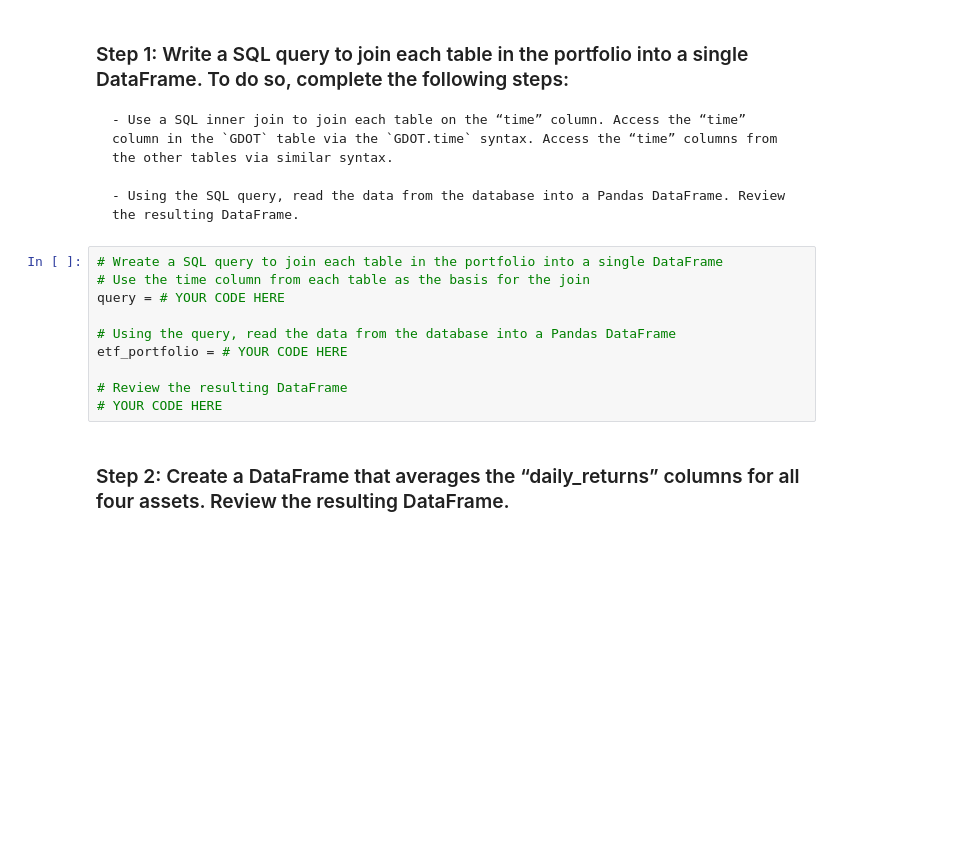
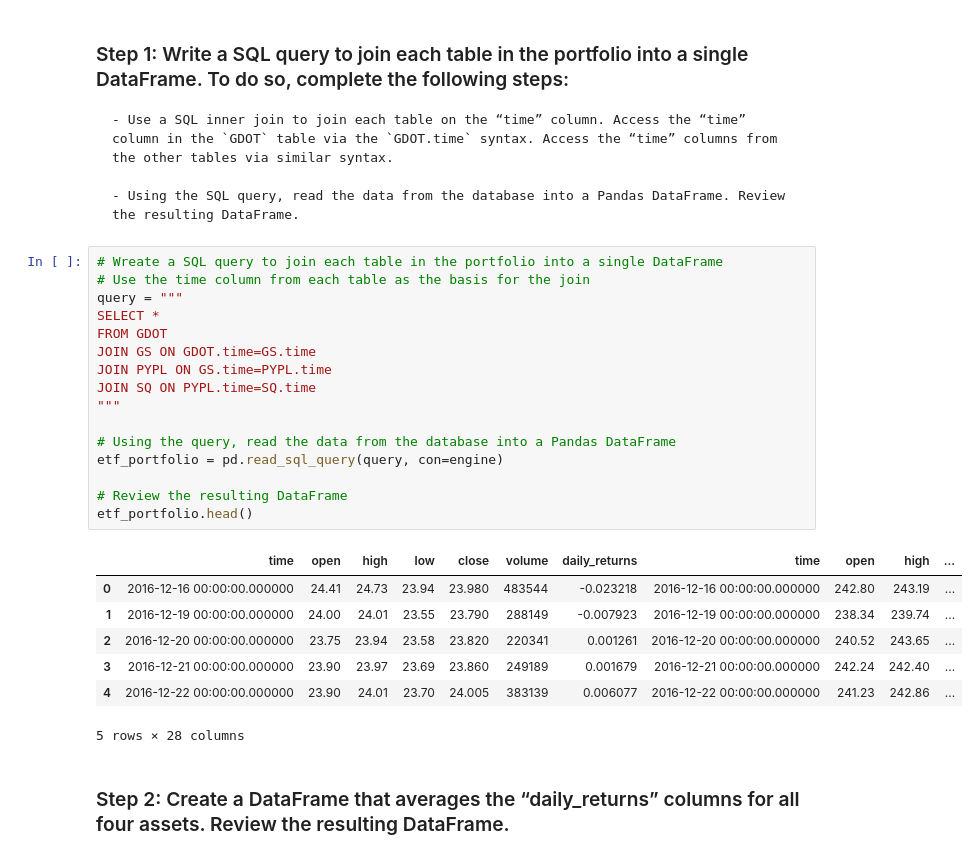
Before and after one commit to kmpotter2/ETFWebApplication, a Jupyter notebook: etf_analyzer.ipynb, the cells around one changed output. Saved outputs shown, nothing was run; the diff lists cells and outputs as text; blank space fills up the shorter version.

Commit message:
Update etf_analyzer.ipynb
Created a SQL query to join each table in the portfolio into a single DataFrame, then used the time column from each table as the basis for the join. Using the query, I read the data from the database into a Pandas DataFrame and reviewed the result

```diff
--- a/etf_analyzer.ipynb
+++ b/etf_analyzer.ipynb
@@ -330,13 +330,27 @@ Complete the following steps:
 # %%
 # Wreate a SQL query to join each table in the portfolio into a single DataFrame
 # Use the time column from each table as the basis for the join
-query = # YOUR CODE HERE
+query = """
+SELECT *
+FROM GDOT
+JOIN GS ON GDOT.time=GS.time
+JOIN PYPL ON GS.time=PYPL.time
+JOIN SQ ON PYPL.time=SQ.time
+"""
 
 # Using the query, read the data from the database into a Pandas DataFrame
-etf_portfolio = # YOUR CODE HERE
+etf_portfolio = pd.read_sql_query(query, con=engine)
 
 # Review the resulting DataFrame
-# YOUR CODE HERE
+etf_portfolio.head()
+# %% [output]
+|  | time | open | high | low | close | volume | daily_returns | time | open | high | ... |
+| 0 | 2016-12-16 00:00:00.000000 | 24.41 | 24.73 | 23.94 | 23.980 | 483544 | -0.023218 | 2016-12-16 00:00:00.000000 | 242.80 | 243.19 | ... |
+| 1 | 2016-12-19 00:00:00.000000 | 24.00 | 24.01 | 23.55 | 23.790 | 288149 | -0.007923 | 2016-12-19 00:00:00.000000 | 238.34 | 239.74 | ... |
+| 2 | 2016-12-20 00:00:00.000000 | 23.75 | 23.94 | 23.58 | 23.820 | 220341 | 0.001261 | 2016-12-20 00:00:00.000000 | 240.52 | 243.65 | ... |
+| 3 | 2016-12-21 00:00:00.000000 | 23.90 | 23.97 | 23.69 | 23.860 | 249189 | 0.001679 | 2016-12-21 00:00:00.000000 | 242.24 | 242.40 | ... |
+| 4 | 2016-12-22 00:00:00.000000 | 23.90 | 24.01 | 23.70 | 24.005 | 383139 | 0.006077 | 2016-12-22 00:00:00.000000 | 241.23 | 242.86 | ... |
+5 rows × 28 columns
 # %% [markdown]
 ### Step 2: Create a DataFrame that averages the “daily_returns” columns for all four assets. Review the resulting DataFrame.
 # %%
```
